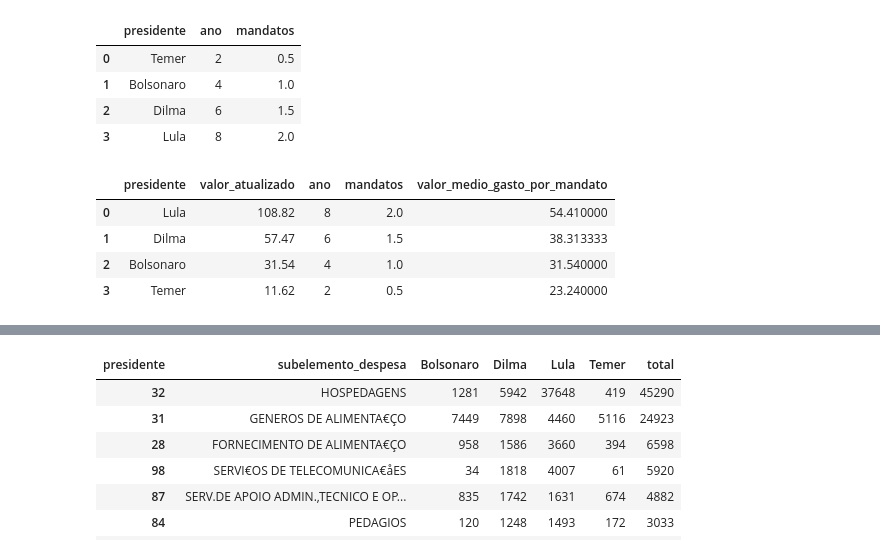
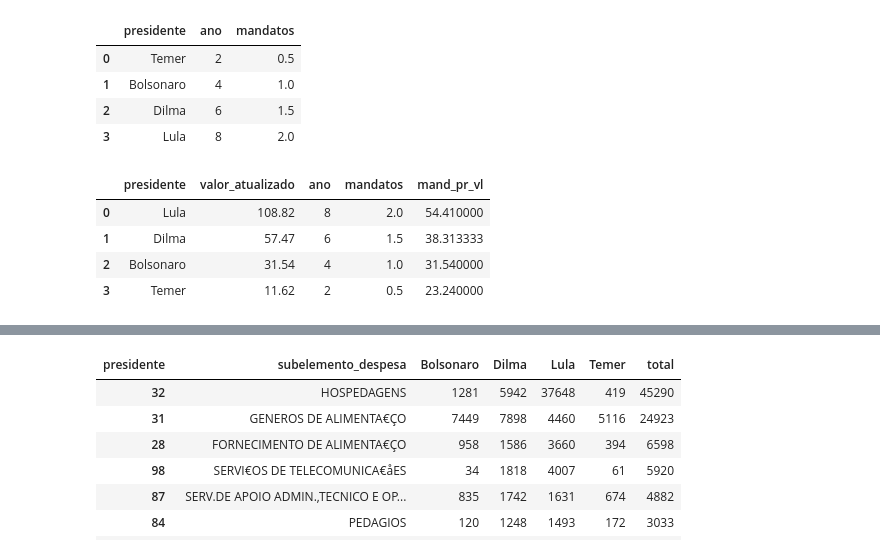
Before and after one commit to felipereis150/gastos_presidenciais, a Jupyter notebook: main.ipynb, the cells around one changed output, grey strips where cells are left out. Cells and saved outputs as stored; diff of their text form; code cells hidden in the pictures.

```diff
--- a/main.ipynb
+++ b/main.ipynb
@@ -81,9 +68,9 @@ df_merged
 113340 rows × 14 columns
 # %%
 # agrupando por presidente e ano e somando os valores
-gastos_por_presidente = df_merged.groupby(['presidente', 'ano'])['valor_atualizado'].sum().sort_values(ascending=False).reset_index()
-gastos_por_presidente['valor_atualizado'] = gastos_por_presidente['valor_atualizado'].div(1000000).round(2)
-gastos_por_presidente.sort_values(by=['ano'], ascending = True).reset_index(drop=True)
+gastos_pr = df_merged.groupby(['presidente', 'ano'])['valor_atualizado'].sum().sort_values(ascending=False).reset_index()
+gastos_pr['valor_atualizado'] = gastos_pr['valor_atualizado'].div(1000000).round(2)
+gastos_pr.sort_values(by=['ano'], ascending = True).reset_index(drop=True)
 # %% [output]
 |  | presidente | ano | valor_atualizado |
 | 0 | Lula | 2003 | 15.84 |
@@ -104,8 +91,8 @@ gastos_por_presidente.sort_values(by=['ano'], ascending = True).reset_index(drop
 | 19 | Bolsonaro | 2022 | 5.13 |
 # %%
 # resumo dos gastos por presidente
-resumo_gastos_por_presidente = gastos_por_presidente.groupby(['presidente'])['valor_atualizado'].sum().reset_index().sort_values(by=['valor_atualizado'], ascending = False).reset_index(drop=True)
-resumo_gastos_por_presidente
+gastos_pr_grp = gastos_pr.groupby(['presidente'])['valor_atualizado'].sum().reset_index().sort_values(by=['valor_atualizado'], ascending = False).reset_index(drop=True)
+gastos_pr_grp
 # %% [output]
 |  | presidente | valor_atualizado |
 | 0 | Lula | 108.82 |
@@ -115,9 +102,9 @@ resumo_gastos_por_presidente
 # %%
 # número de anos que cada presidente esteve no poder
 mandato = 4
-anos_mandato_presidente = df_merged.groupby('presidente')['ano'].nunique().sort_values(ascending=True).reset_index()
-anos_mandato_presidente['mandatos'] = anos_mandato_presidente['ano'] / mandato
-anos_mandato_presidente
+mandato_pr = df_merged.groupby('presidente')['ano'].nunique().sort_values(ascending=True).reset_index()
+mandato_pr['mandatos'] = mandato_pr['ano'] / mandato
+mandato_pr
 # %% [output]
 |  | presidente | ano | mandatos |
 | 0 | Temer | 2 | 0.5 |
@@ -126,12 +113,12 @@ anos_mandato_presidente
 | 3 | Lula | 8 | 2.0 |
 # %%
 # valor médio gasto por presidente por mandato
-valor_medio_gasto_por_mandato = pd.merge(resumo_gastos_por_presidente, anos_mandato_presidente, on = 'presidente')
-valor_medio_gasto_por_mandato['valor_medio_gasto_por_mandato'] = valor_medio_gasto_por_mandato['valor_atualizado'] / valor_medio_gasto_por_mandato['mandatos']
-valor_medio_gasto_por_mandato.sort_values(by=['valor_medio_gasto_por_mandato'], ascending = False).reset_index(drop=True)
-valor_medio_gasto_por_mandato
+mand_pr_vl = pd.merge(gastos_pr_grp, mandato_pr, on = 'presidente')
+mand_pr_vl['mand_pr_vl'] = mand_pr_vl['valor_atualizado'] / mand_pr_vl['mandatos']
+mand_pr_vl.sort_values(by=['mand_pr_vl'], ascending = False).reset_index(drop=True)
+mand_pr_vl
 # %% [output]
-|  | presidente | valor_atualizado | ano | mandatos | valor_medio_gasto_por_mandato |
+|  | presidente | valor_atualizado | ano | mandatos | mand_pr_vl |
 | 0 | Lula | 108.82 | 8 | 2.0 | 54.410000 |
 | 1 | Dilma | 57.47 | 6 | 1.5 | 38.313333 |
 | 2 | Bolsonaro | 31.54 | 4 | 1.0 | 31.540000 |
```
Also changed, not shown: parts of 8 cells of this notebook.
